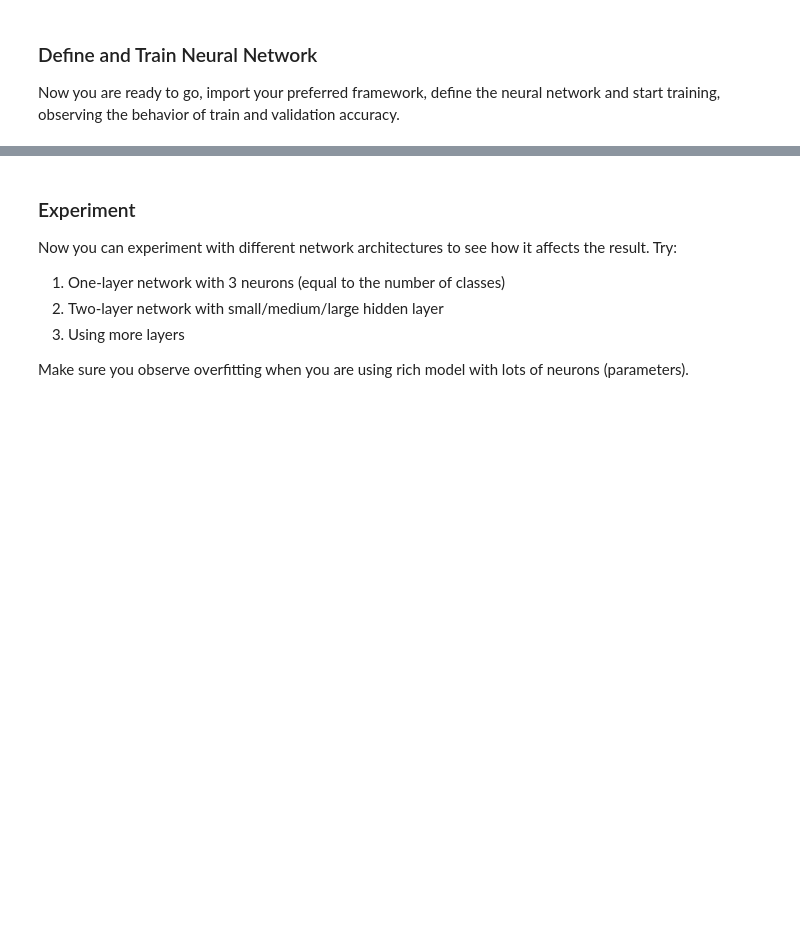
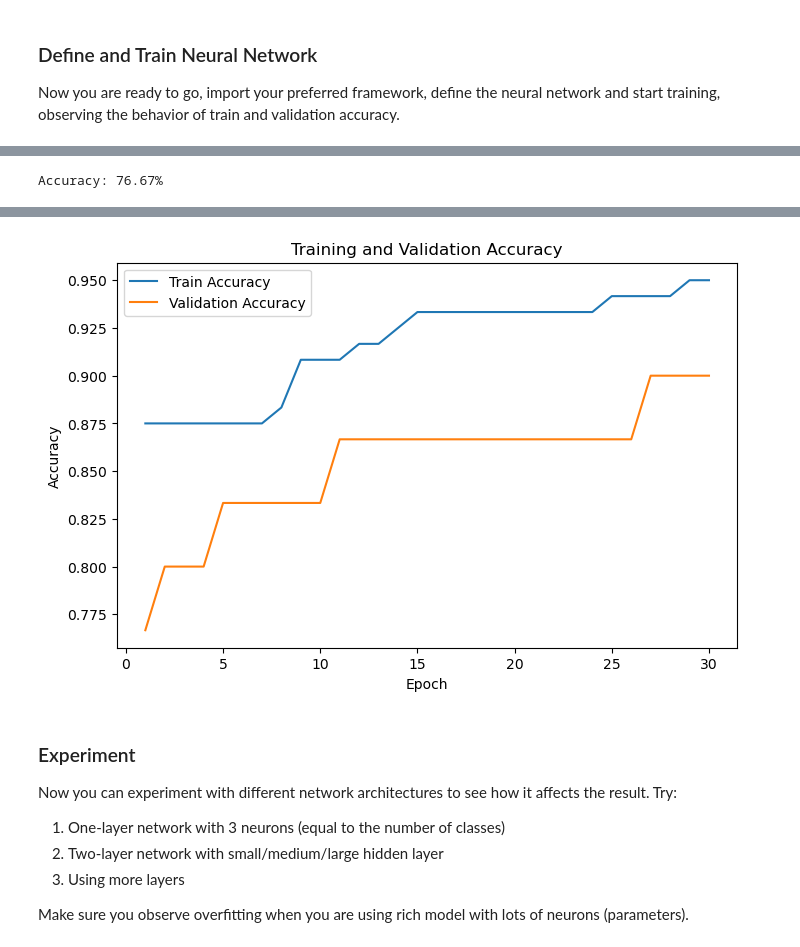
Before and after one commit to sunny-cq-wang/AI-For-Beginners, a Jupyter notebook: lessons/3-NeuralNetworks/05-Frameworks/lab/LabFrameworks.ipynb, the cells around one changed output, grey strips where cells are left out. Saved outputs shown, nothing was run; the diff lists cells and outputs as text; code cells hidden in the pictures; blank space fills up the shorter version.

```diff
--- a/lessons/3-NeuralNetworks/05-Frameworks/lab/LabFrameworks.ipynb
+++ b/lessons/3-NeuralNetworks/05-Frameworks/lab/LabFrameworks.ipynb
@@ -84,0 +147,6 @@ Now you are ready to go, import your preferred framework, define the neural netw
+# %%
+model = IrisNet()
+criterion = nn.CrossEntropyLoss()
+optimizer = optim.Adam(model.parameters(), lr=0.001)
+
+train(model, train_loader, criterion, optimizer, 30)
@@ -84,0 +186,41 @@ Now you are ready to go, import your preferred framework, define the neural netw
+# %%
+evaluate(model, test_loader)
+# %% [output]
+Accuracy: 76.67%
+# %%
+import matplotlib.pyplot as plt
+
+def train_and_track(model, train_loader, val_loader, criterion, optimizer, epochs=30):
+    train_acc_history = []
+    val_acc_history = []
+
+    for epoch in range(epochs):
+        model.train()
+        total_loss = 0
+
+        for inputs, targets in train_loader:
+            optimizer.zero_grad()
+            outputs = model(inputs)
+            loss = criterion(outputs, targets)
+            loss.backward()
+            optimizer.step()
+            total_loss += loss.item()
+
+        # Calculate accuracies after epoch
+        train_acc = evaluate_acc(model, train_loader)
+        val_acc = evaluate_acc(model, val_loader)
+
+        train_acc_history.append(train_acc)
+        val_acc_history.append(val_acc)
+
+        print(f"Epoch {epoch+1}, Loss: {total_loss/len(train_loader):.4f}, Train Acc: {train_acc*100:.2f}%, Val Acc: {val_acc*100:.2f}%")
+
+    # Plot accuracy curves
+    plt.figure(figsize=(8,5))
+    plt.plot(range(1, epochs+1), train_acc_history, label='Train Accuracy')
+    plt.plot(range(1, epochs+1), val_acc_history, label='Validation Accuracy')
+    plt.xlabel('Epoch')
+    plt.ylabel('Accuracy')
+    plt.title('Training and Validation Accuracy')
+    plt.legend()
+    plt.show()
@@ -84,0 +239,3 @@ Now you are ready to go, import your preferred framework, define the neural netw
+# %%
+train_and_track(model, train_loader, test_loader, criterion, optimizer, 30)
+# %% [output]
@@ -85,3 +259,4 @@ Now you are ready to go, import your preferred framework, define the neural netw
+[figure, added]
 # %% [markdown]
 ### Experiment
 
```
Also changed, not shown: parts of 24 cells of this notebook.
